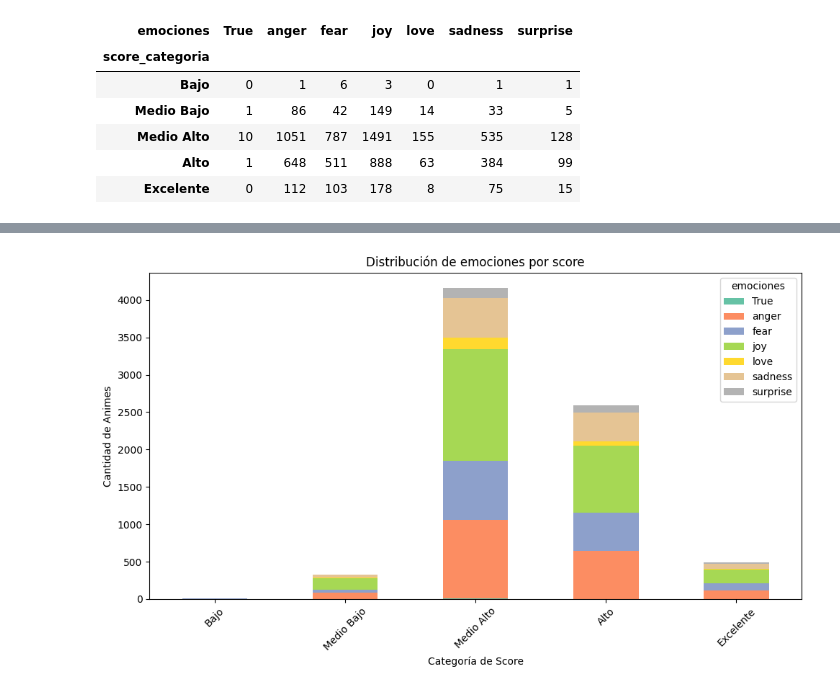
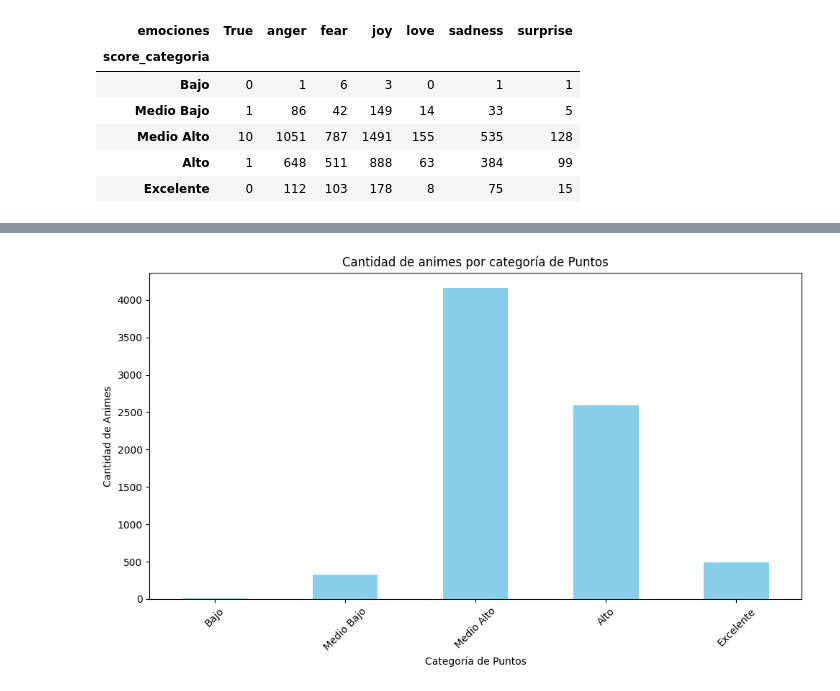
Before and after one commit to Thibisay/Proyecto-SIC-cubitUCV, a Jupyter notebook: Analisis de datos/main.ipynb, the cells around one changed output, grey strips where cells are left out. Drawn from its saved outputs; the diff is of its cells as text; code cells hidden in the pictures.

Commit message:
Actualización de los gráficos

```diff
--- a/Analisis de datos/main.ipynb
+++ b/Analisis de datos/main.ipynb
@@ -402,16 +460,19 @@ plt.show()
 # %%
-# Visualización: Gráfico de barras apiladas
-ax = emotion_counts_score.plot(kind='bar', stacked=True, figsize=(10, 6), colormap='Set2')
+# Crear el gráfico de barras simple
+ax = emotion_counts_score.sum(axis=1).plot(kind='bar', color='skyblue',figsize=(10, 6))
 
 # Establecer el título y las etiquetas
-plt.title('Distribución de emociones por score')
-plt.xlabel('Categoría de Score')
+plt.title('Cantidad de animes por categoría de Puntos')
+plt.xlabel('Categoría de Puntos')
 plt.ylabel('Cantidad de Animes')
+
 # Rotar las etiquetas del eje X
 plt.xticks(rotation=45)
 
+# Ajustar el diseño para evitar superposiciones
+plt.tight_layout()
+
 # Mostrar el gráfico
-plt.tight_layout()
 plt.show()
 # %% [output]
-[figure, old version]
+[figure, new version]
```
Also changed, not shown: parts of 13 cells of this notebook.
